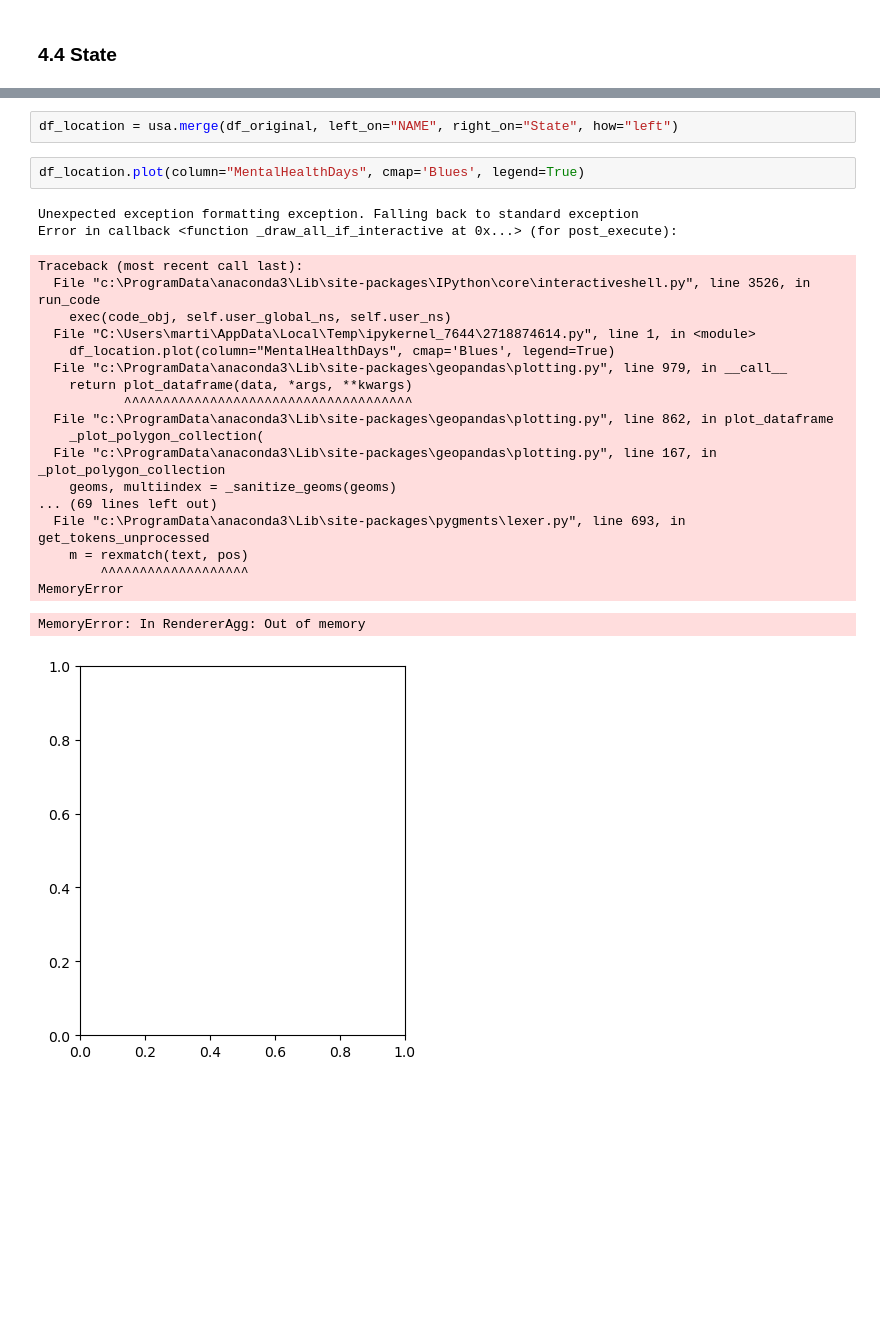
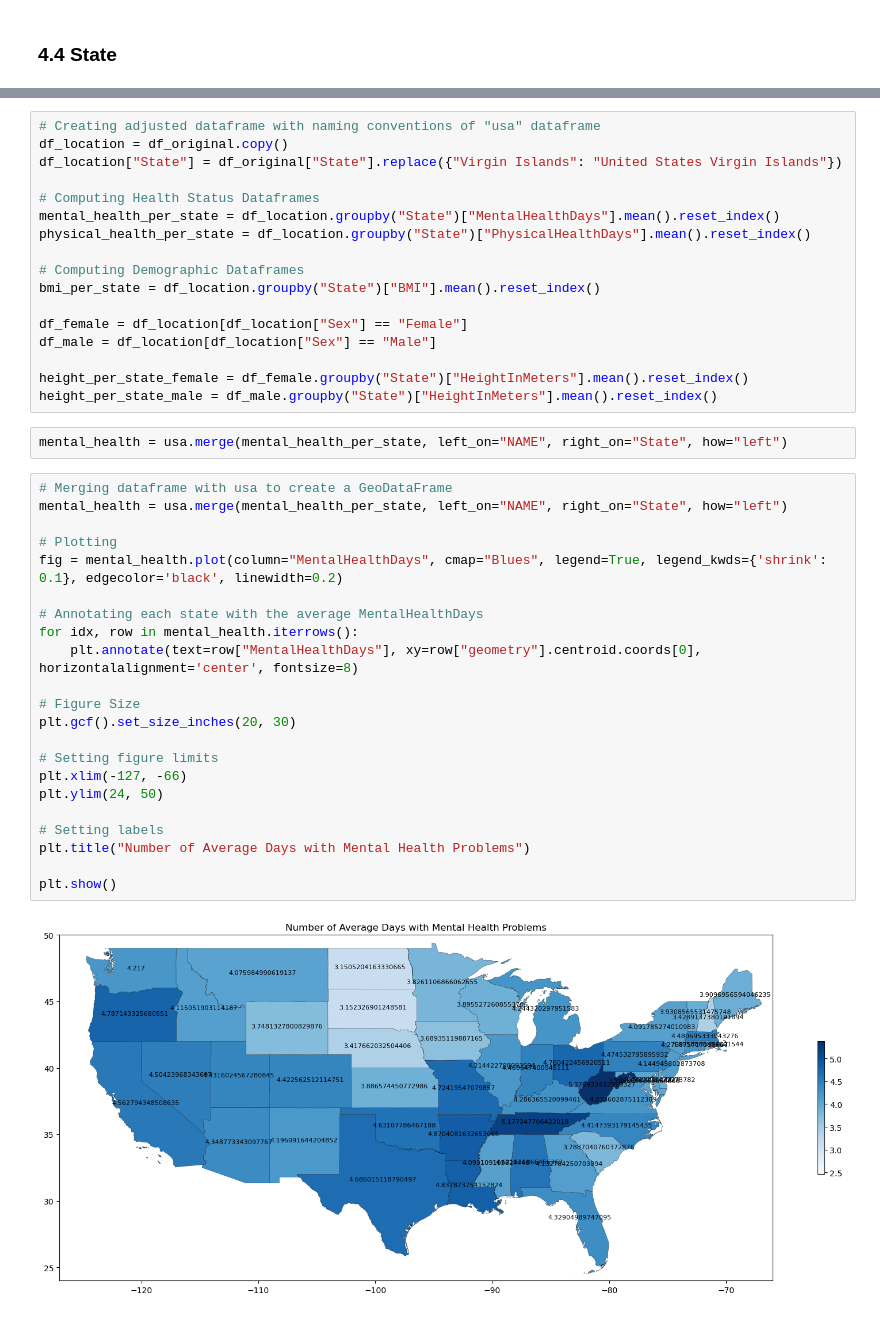
Before and after one commit to Thymin3/Heart-Disease-EDA-and-Visualization, a Jupyter notebook: Heart Disease EDA and Visualization.ipynb, the cells around one changed output, grey strips where cells are left out. Drawn from its saved outputs; the diff is of its cells as text; blank space fills up the shorter version.

```diff
--- a/Heart Disease EDA and Visualization.ipynb
+++ b/Heart Disease EDA and Visualization.ipynb
@@ -963,26 +911,43 @@ Name: NAME, dtype: object
+# %%
+# Creating adjusted dataframe with naming conventions of "usa" dataframe
+df_location = df_original.copy()
+df_location["State"] = df_original["State"].replace({"Virgin Islands": "United States Virgin Islands"})
+
+# Computing Health Status Dataframes
+mental_health_per_state = df_location.groupby("State")["MentalHealthDays"].mean().reset_index()
+physical_health_per_state = df_location.groupby("State")["PhysicalHealthDays"].mean().reset_index()
+
+# Computing Demographic Dataframes
+bmi_per_state = df_location.groupby("State")["BMI"].mean().reset_index()
+
+df_female = df_location[df_location["Sex"] == "Female"]
+df_male = df_location[df_location["Sex"] == "Male"]
+
+height_per_state_female = df_female.groupby("State")["HeightInMeters"].mean().reset_index()
+height_per_state_male = df_male.groupby("State")["HeightInMeters"].mean().reset_index()
 # %%
-df_location = usa.merge(df_original, left_on="NAME", right_on="State", how="left")
+mental_health = usa.merge(mental_health_per_state, left_on="NAME", right_on="State", how="left")
 # %%
-df_location.plot(column="MentalHealthDays", cmap='Blues', legend=True)
+# Merging dataframe with usa to create a GeoDataFrame
+mental_health = usa.merge(mental_health_per_state, left_on="NAME", right_on="State", how="left")
+
+# Plotting
+fig = mental_health.plot(column="MentalHealthDays", cmap="Blues", legend=True, legend_kwds={'shrink': 0.1}, edgecolor='black', linewidth=0.2)
+
+# Annotating each state with the average MentalHealthDays
+for idx, row in mental_health.iterrows():
+    plt.annotate(text=row["MentalHealthDays"], xy=row["geometry"].centroid.coords[0], horizontalalignment='center', fontsize=8)
+
+# Figure Size
+plt.gcf().set_size_inches(20, 30)
+
+# Setting figure limits
+plt.xlim(-127, -66)
+plt.ylim(24, 50)
+
+# Setting labels
+plt.title("Number of Average Days with Mental Health Problems")
+
+plt.show()
 # %% [output]
-Unexpected exception formatting exception. Falling back to standard exception
-Error in callback <function _draw_all_if_interactive at 0x...> (for post_execute):
-Traceback (most recent call last):
-  File "c:\ProgramData\anaconda3\Lib\site-packages\IPython\core\interactiveshell.py", line 3526, in run_code
-    exec(code_obj, self.user_global_ns, self.user_ns)
-  File "C:\Users\marti\AppData\Local\Temp\ipykernel_7644\2718874614.py", line 1, in <module>
-    df_location.plot(column="MentalHealthDays", cmap='Blues', legend=True)
-  File "c:\ProgramData\anaconda3\Lib\site-packages\geopandas\plotting.py", line 979, in __call__
-    return plot_dataframe(data, *args, **kwargs)
-           ^^^^^^^^^^^^^^^^^^^^^^^^^^^^^^^^^^^^^
-  File "c:\ProgramData\anaconda3\Lib\site-packages\geopandas\plotting.py", line 862, in plot_dataframe
-    _plot_polygon_collection(
-  File "c:\ProgramData\anaconda3\Lib\site-packages\geopandas\plotting.py", line 167, in _plot_polygon_collection
-    geoms, multiindex = _sanitize_geoms(geoms)
-... (69 lines left out)
-  File "c:\ProgramData\anaconda3\Lib\site-packages\pygments\lexer.py", line 693, in get_tokens_unprocessed
-    m = rexmatch(text, pos)
-        ^^^^^^^^^^^^^^^^^^^
-MemoryError
-MemoryError: In RendererAgg: Out of memory
-[figure, old version]
+[figure, new version]
```
Also changed, not shown: parts of 6 cells of this notebook.
